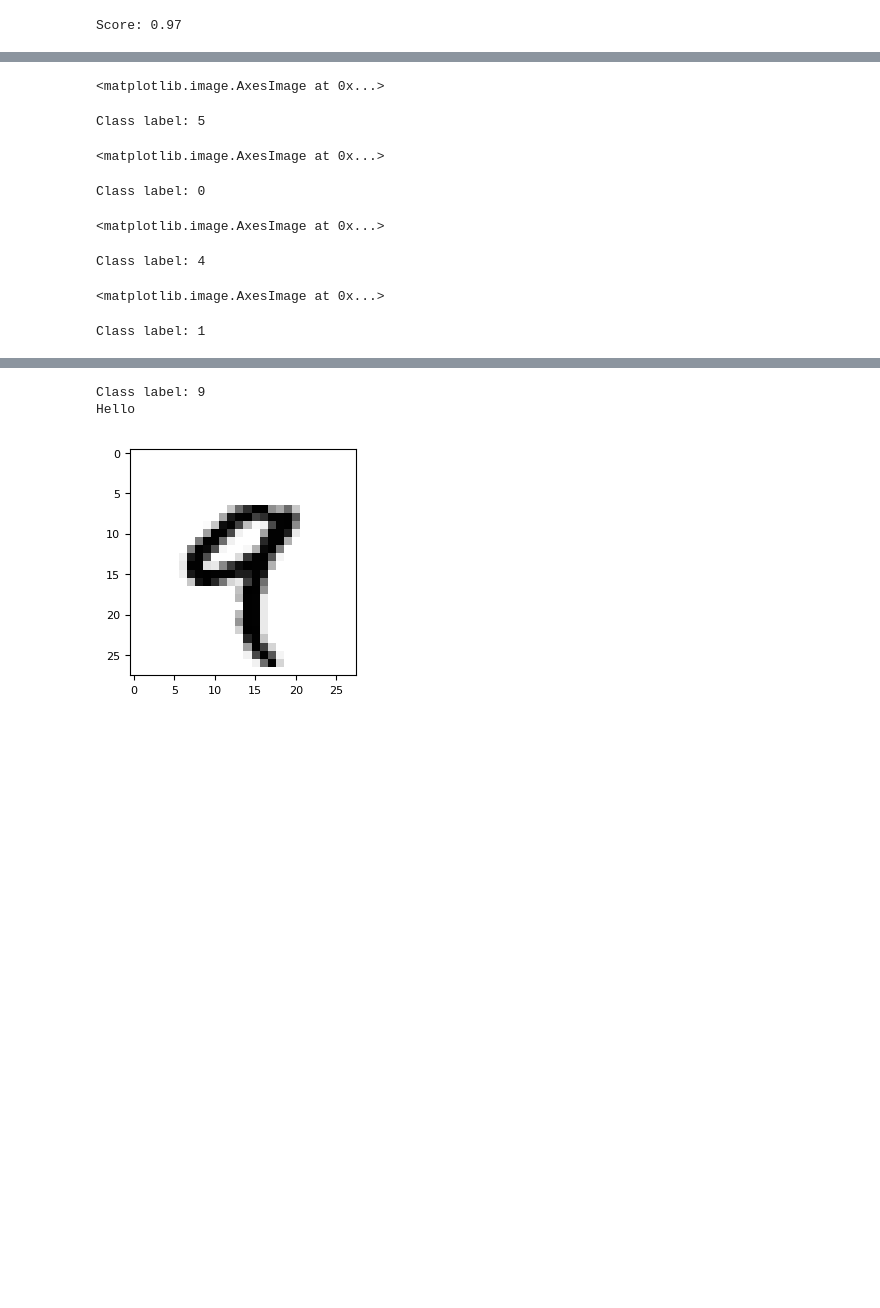
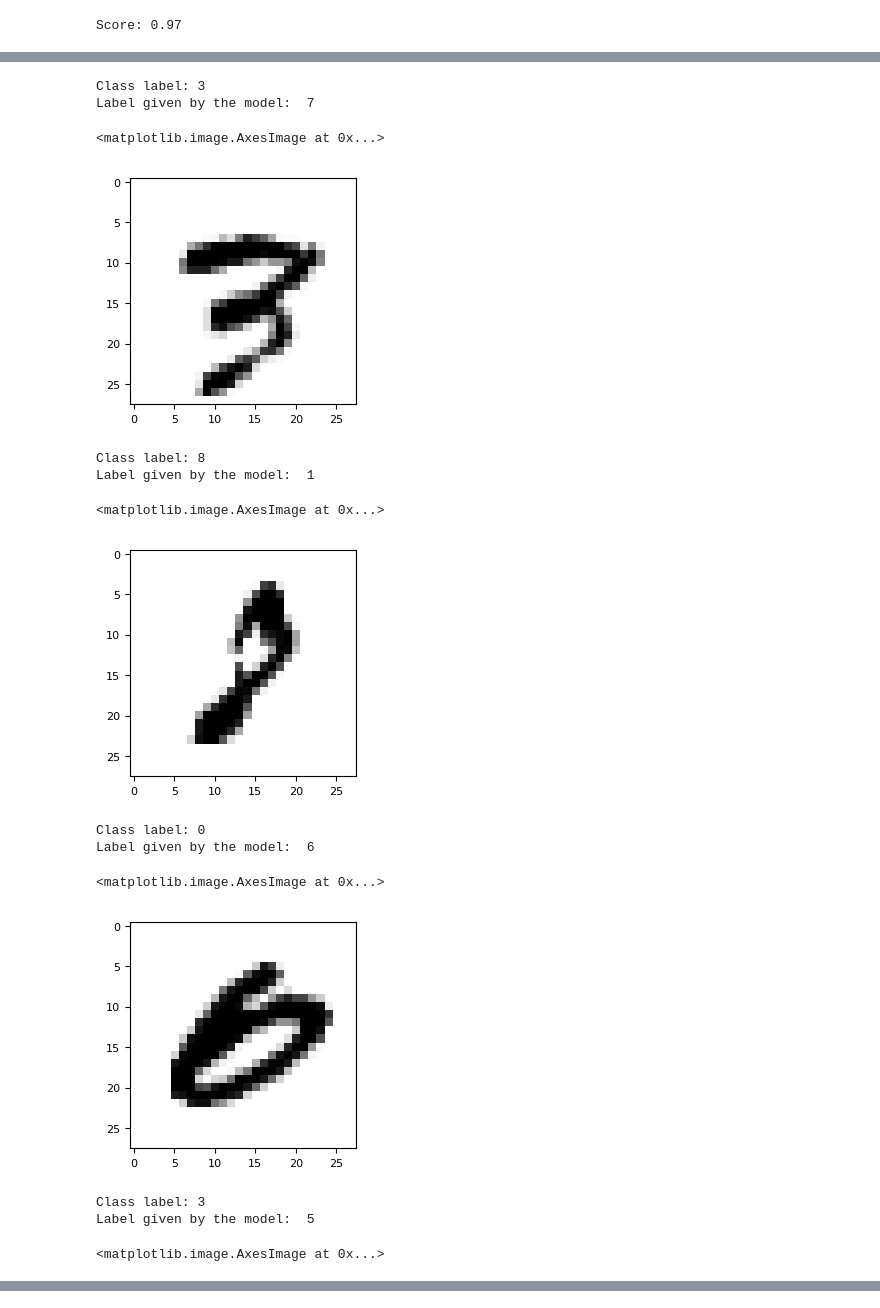
Before and after one commit to KoenvanLaar/Frank-and-Koen-Assignment-1, a Jupyter notebook: Assignment 1 Frank and Koen.ipynb, the cells around one changed output, grey strips where cells are left out. Cells and saved outputs as stored; diff of their text form; code cells hidden in the pictures; blank space fills up the shorter version.

```diff
--- a/Assignment 1 Frank and Koen.ipynb
+++ b/Assignment 1 Frank and Koen.ipynb
@@ -48,26 +48,31 @@ because that takes around 20 minutes. Furthermore, it only shows the last pictur
 # %%
 #Finding a few misclassification. This code only shows the last image with the correct label, but does not show the other 5.
-#For some reason this does not work anymore while it first did work :(.
-#Maybe you need to run the above cell right before running this cell in order for this code to work
 j = 0
-y_pred = knn.predict(X_test)
-
-for i in range(5):  #Take a look at 6 misclassifications
+i = 0
+k = 10 #Change the value for k if you want to see a different picture.
+while i < k:
     if y_pred[j] != y_test[j]:
-        plt.imshow(X[j].reshape(28, 28), cmap=plt.cm.gray_r)
-        print("Class label:",y[j])
-        i += 1
-        j += 1
+        print("Class label:",y_test[j])
+        print("Label given by the model: ",y_pred[j])
+        plt.imshow(X_test[j].reshape(28, 28), cmap=plt.cm.gray_r)
+        plt.show()
+        i = i + 1
+        j = j + 1
     else:
         j += 1
-
-print("Hello")
 # %% [output]
-<matplotlib.image.AxesImage at 0x...>
+Class label: 3
+Label given by the model:  7
-Class label: 5
+<matplotlib.image.AxesImage at 0x...>
+[figure, new version]
-<matplotlib.image.AxesImage at 0x...>
+Class label: 8
+Label given by the model:  1
-Class label: 0
+<matplotlib.image.AxesImage at 0x...>
+[figure, added]
-<matplotlib.image.AxesImage at 0x...>
+Class label: 0
+Label given by the model:  6
-Class label: 4
+<matplotlib.image.AxesImage at 0x...>
+[figure, added]
-<matplotlib.image.AxesImage at 0x...>
+Class label: 3
+Label given by the model:  5
-Class label: 1
+<matplotlib.image.AxesImage at 0x...>
@@ -75,4 +81 @@ Class label: 1
-Class label: 9
-Hello
-[figure, old version]
 # %% [markdown]
```
Also changed, not shown: parts of 15 cells of this notebook.
